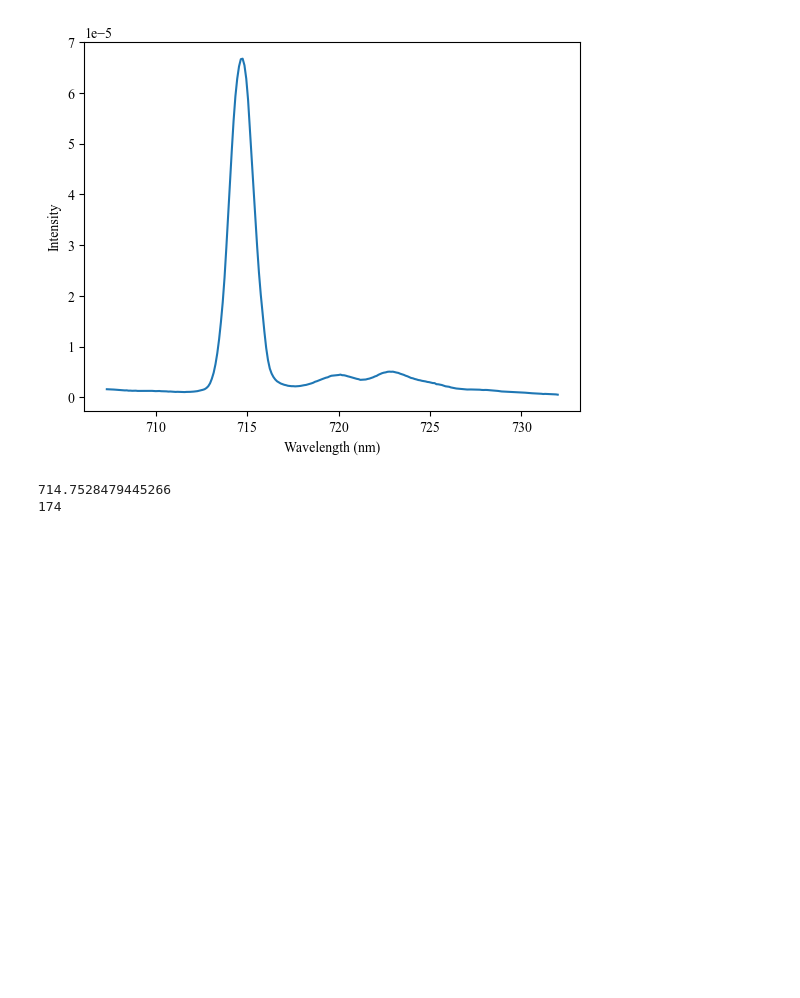
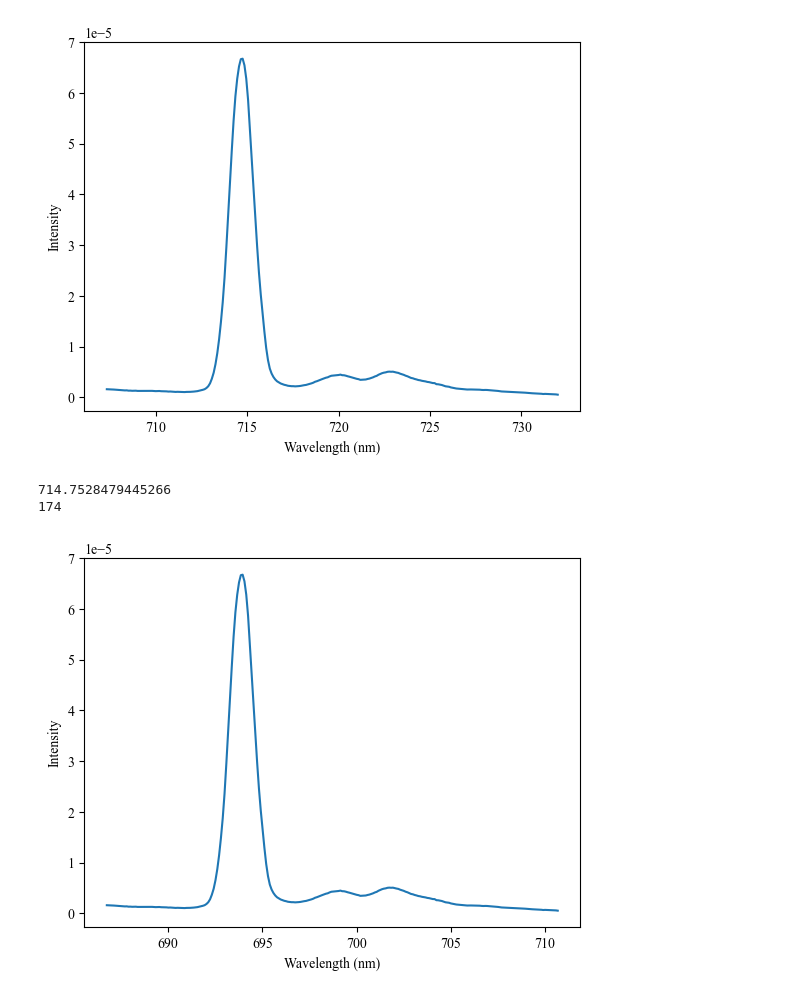
Before and after one commit to Sebastian426/Advanced-Lab-Code, a Jupyter notebook: Intensity_Runs_293K/293k_graph_WS.ipynb, the cells around one changed output. Cells and saved outputs as stored; diff of their text form; code cells hidden in the pictures; blank space fills up the shorter version.

```diff
--- a/Intensity_Runs_293K/293k_graph_WS.ipynb
+++ b/Intensity_Runs_293K/293k_graph_WS.ipynb
@@ -92,3 +92,14 @@ print(np.argmax(intensities))
 # %% [output]
 714.7528479445266
 174
+# %%
+adj_wavelengths = wavelengths*(693.95/714.75)
+# %%
+plt.figure(1)
+plt.plot(adj_wavelengths, intensities)
+
+plt.xlabel("Wavelength (nm)")
+plt.ylabel("Intensity")
+plt.show()
+# %% [output]
+[figure, added]
```
Also changed, not shown: 1 other file.
